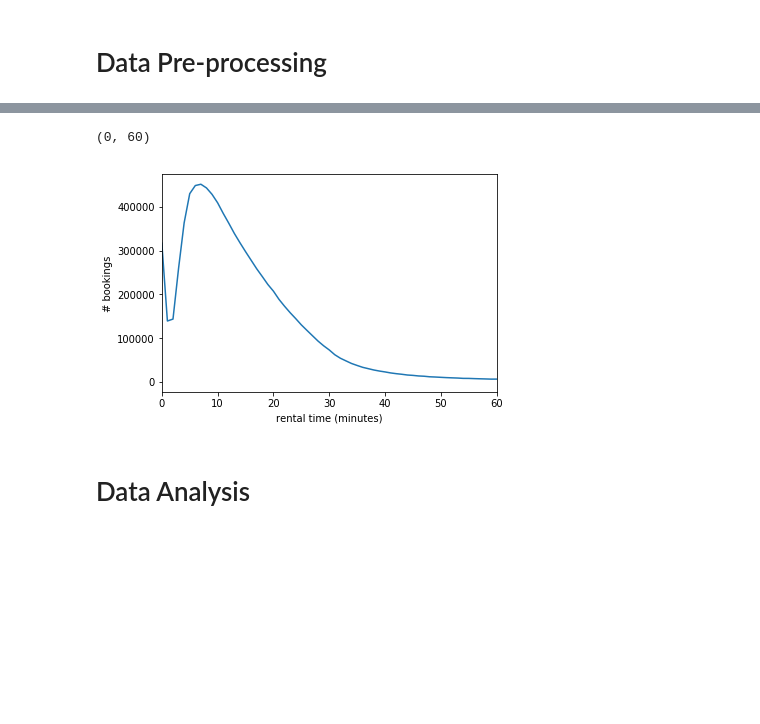
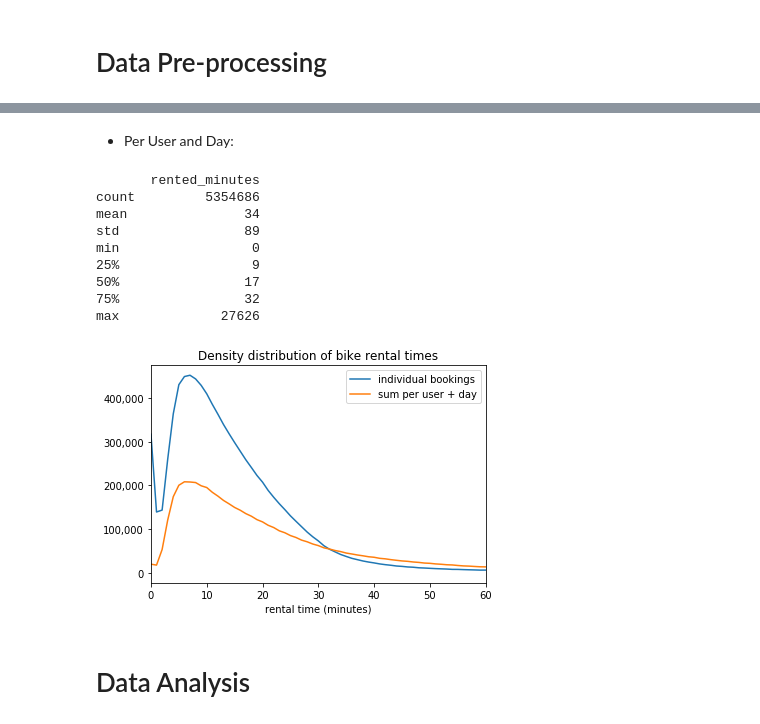
Before and after one commit to goerlitz/opendata-call-a-bike, a Jupyter notebook: python/call-a-bike_analysis.ipynb, the cells around one changed output, grey strips where cells are left out. Saved outputs shown, nothing was run; the diff lists cells and outputs as text; code cells hidden in the pictures; blank space fills up the shorter version.

```diff
--- a/python/call-a-bike_analysis.ipynb
+++ b/python/call-a-bike_analysis.ipynb
@@ -78,15 +92,36 @@ df['rented_minutes'] = np.floor((df.DATE_UNTIL - df.DATE_FROM).dt.seconds / 60).
+# %% [markdown]
+* Per User and Day:
+# %%
+s_user_daily_rented_minutes = (df.groupby(['CUSTOMER_HAL_ID', 'booking_date'])
+                                 .rented_minutes.sum()
+                                 .reset_index()
+                                 .rented_minutes
+                              )
+print(pd.DataFrame(s_user_daily_rented_minutes.describe().astype(int)))
+# %% [output]
+       rented_minutes
+count         5354686
+mean               34
+std                89
+min                 0
+25%                 9
+50%                17
+75%                32
+max             27626
 # %%
 %matplotlib inline
+from matplotlib.ticker import FuncFormatter
 
 fig, ax = plt.subplots()
-#sns.countplot(df.rented_minutes, color='grey')
-sns.lineplot(data=df.rented_minutes.value_counts())
+sns.lineplot(data=df.rented_minutes.value_counts(), label='individual bookings')
+sns.lineplot(data=s_user_daily_rented_minutes.value_counts(), label='sum per user + day')
 plt.xlabel('rental time (minutes)')
-plt.ylabel('# bookings');
-plt.xlim(0, 60)
+plt.title('Density distribution of bike rental times')
+ax.get_yaxis().set_major_formatter(FuncFormatter(lambda x, p: format(int(x), ',')))
+plt.legend()
+plt.xlim(0, 60);
 # %% [output]
-(0, 60)
-[figure, old version]
+[figure, new version]
 # %%
 #df = df[(df.rented_minutes > 0) & (df.rented_minutes <= 120)]  # max 2h rentals
 # %% [markdown]
```
Also changed, not shown: parts of 26 cells of this notebook.
